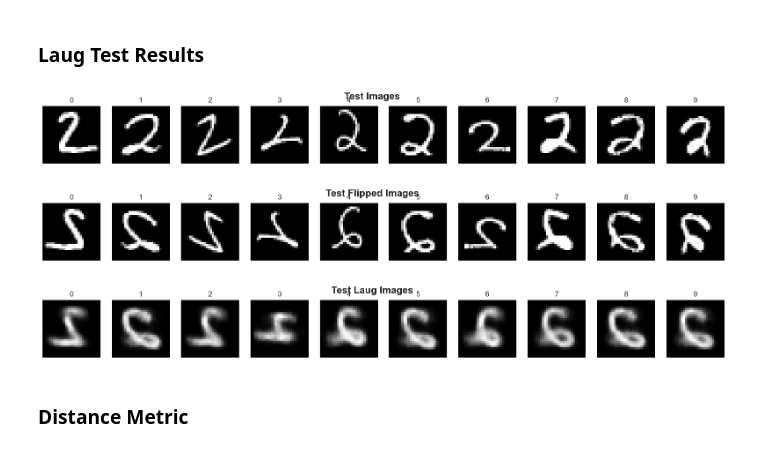
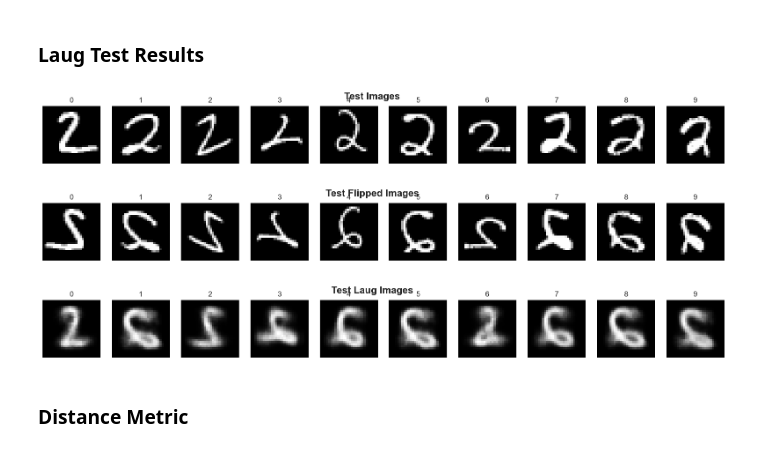
Before and after one commit to SunayBhat1/Latent_Augmentation_VAE, a Jupyter notebook: LAVAE_linear_MNIST.ipynb, the cells around one changed output. Drawn from its saved outputs; the diff is of its cells as text; code cells hidden in the pictures.

Commit message:
Linear run

```diff
--- a/LAVAE_linear_MNIST.ipynb
+++ b/LAVAE_linear_MNIST.ipynb
@@ -117,0 +116,3 @@ KeyboardInterrupt:
+# %%
+# Load model
+model.load_state_dict(torch.load('checkpoints/MNIST_linear/LAVAE_VAE_50.pt'))
@@ -167,7 +170,7 @@ for epoch in range(1,EPOCHS+1):
         model.train()
 
         optimizer_AUG.zero_grad()
-        z_hat_flip = model.Laug(z)
+        z_hat_flip = z @ model.Laug
 
 
 
@@ -190,5 +193,5 @@ for epoch in range(1,EPOCHS+1):
                 )
 
         # Save Model
-        torch.save(model.state_dict(), 'checkpoints/MNIST/LTVAE_{}.pt'.format(epoch))
+        torch.save(model.state_dict(), 'checkpoints/MNIST_linear/LAVAE_{}.pt'.format(epoch))
 # %% [output]
@@ -201,23 +204,23 @@ Epoch: 15/20, Loss: 0.0334, Test Loss: 290.10850064
 # %%
 # Plot a few examples of latent transformer
 
 # Data
 images = next(iter(test_loader))[0][0:10,:,:]
 
 with torch.no_grad():
     model.eval()
     x_hat,z,_ = model(images.reshape(10,1,IMAGE_SIZE,IMAGE_SIZE).to(device).type(torch.float32))
-    z_hat_flip = model.Laug(z)
-    # z_hat_hat = model.Laug(z_hat_flip)
+    z_hat_flip = z @ model.Laug
+    z_hat_hat = z_hat_flip @ model.Laug.T
     x_hat_flip = model.decoder(z_hat_flip)
 
 ut.plot_images(images.detach().cpu().numpy(), indices = [*range(10)], image_dim = 28, title = 'Test Images')
 ut.plot_images(next(iter(test_loader))[1][0:10,:,:].detach().cpu().numpy(), indices = [*range(10)], image_dim = 28, title = 'Test Flipped Images')
 ut.plot_images(x_hat_flip.detach().cpu().numpy(), indices = [*range(10)], image_dim = 28, title = 'Test Laug Images')
 # %% [output]
 [figure]
 [figure]
-[figure, old version]
+[figure, new version]
 # %% [markdown]
 ### Distance Metric
 # %%
```
Also changed, not shown: parts of 6 cells of this notebook.
